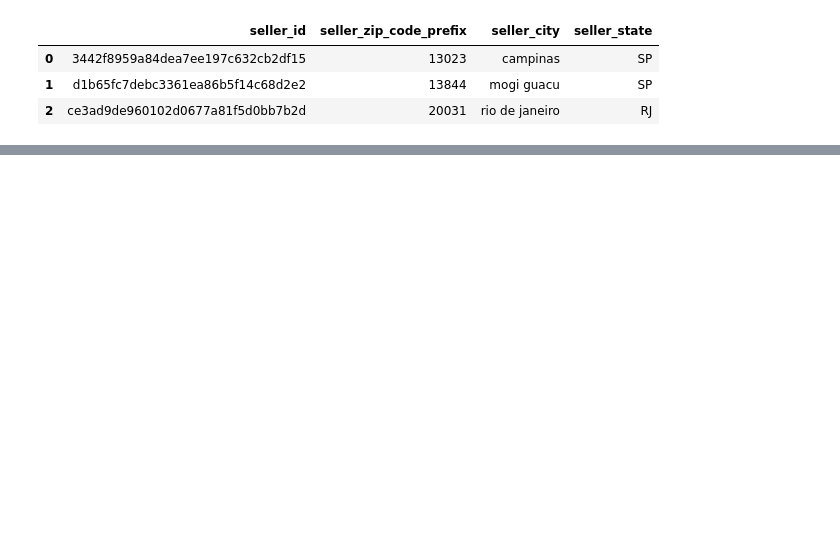
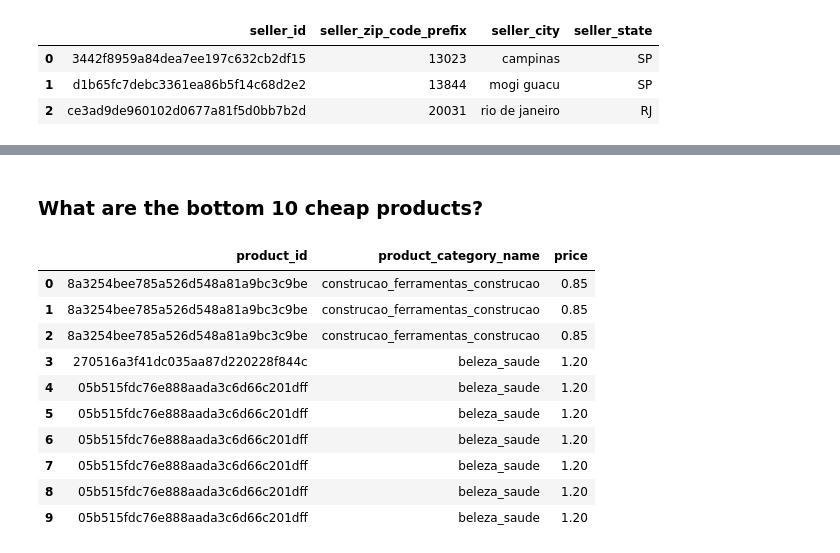
Before and after one commit to MarcosRMG/ds_ao_dev, a Jupyter notebook: notebooks/DS ao DEV.ipynb, the cells around one changed output, grey strips where cells are left out. Cells and saved outputs as stored; diff of their text form; code cells hidden in the pictures; blank space fills up the shorter version.

```diff
--- a/notebooks/DS ao DEV.ipynb
+++ b/notebooks/DS ao DEV.ipynb
@@ -1522,0 +1695,25 @@ pd.read_sql('SELECT * FROM sellers LIMIT 3', con=conn)
+# %% [markdown]
+### What are the bottom 10 cheap products?
+# %%
+query = '''
+select
+    p.product_id,
+    p.product_category_name,
+    oi.price
+from order_items oi inner join products p on (oi.product_id = p.product_id)
+order by oi.price asc
+limit 10;
+'''
+pd.read_sql(query, conn)
+# %% [output]
+|  | product_id | product_category_name | price |
+| 0 | 8a3254bee785a526d548a81a9bc3c9be | construcao_ferramentas_construcao | 0.85 |
+| 1 | 8a3254bee785a526d548a81a9bc3c9be | construcao_ferramentas_construcao | 0.85 |
+| 2 | 8a3254bee785a526d548a81a9bc3c9be | construcao_ferramentas_construcao | 0.85 |
+| 3 | 270516a3f41dc035aa87d220228f844c | beleza_saude | 1.20 |
+| 4 | 05b515fdc76e888aada3c6d66c201dff | beleza_saude | 1.20 |
+| 5 | 05b515fdc76e888aada3c6d66c201dff | beleza_saude | 1.20 |
+| 6 | 05b515fdc76e888aada3c6d66c201dff | beleza_saude | 1.20 |
+| 7 | 05b515fdc76e888aada3c6d66c201dff | beleza_saude | 1.20 |
+| 8 | 05b515fdc76e888aada3c6d66c201dff | beleza_saude | 1.20 |
+| 9 | 05b515fdc76e888aada3c6d66c201dff | beleza_saude | 1.20 |
```
Also changed, not shown: parts of 39 cells of this notebook.
